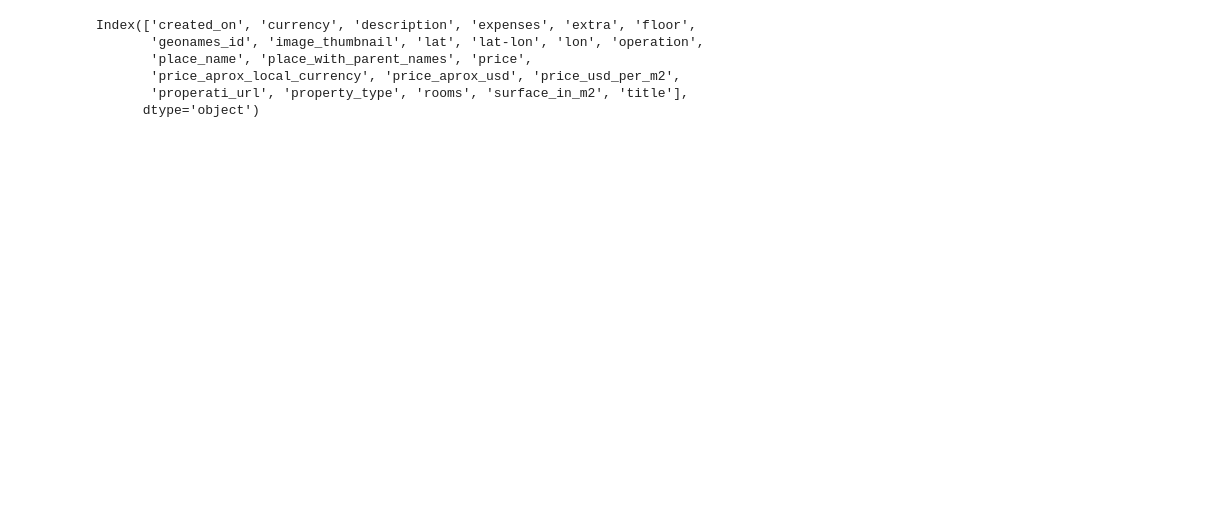
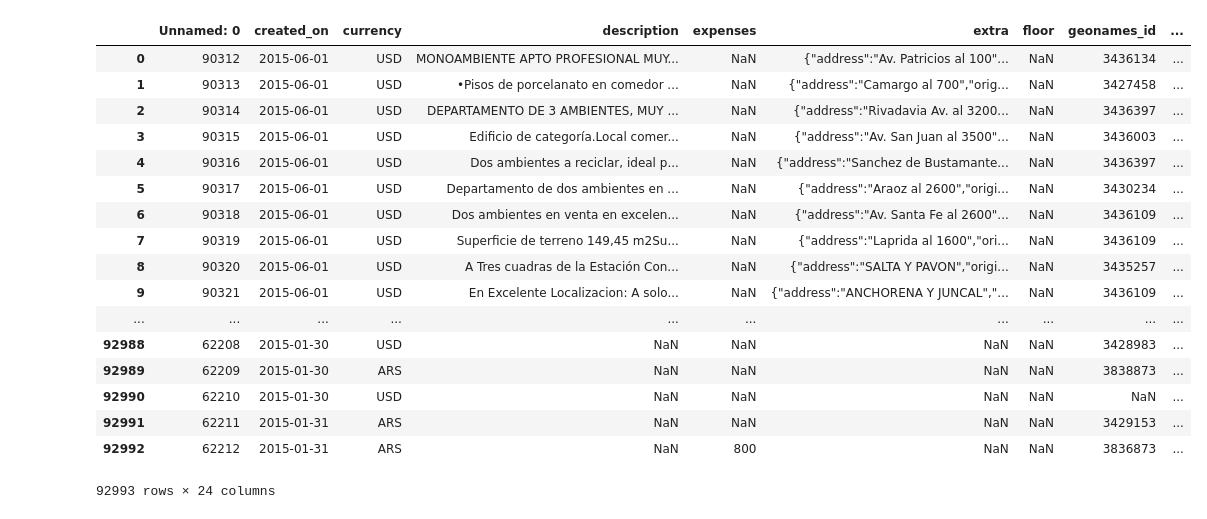
Before and after one commit to PRPablo/VentasDePropiedades, a Jupyter notebook: Analisis Exploratorio/ventas2015.ipynb, the cells around one changed output. Saved outputs shown, nothing was run; the diff lists cells and outputs as text; code cells hidden in the pictures; blank space fills up the shorter version.

```diff
--- a/Analisis Exploratorio/ventas2015.ipynb
+++ b/Analisis Exploratorio/ventas2015.ipynb
@@ -55,10 +55,24 @@ np.save('outfile',sells_primer_2015)
-# %%
-sells_primer_2015.keys()
-#Las columnas
-# %% [output]
-Index(['created_on', 'currency', 'description', 'expenses', 'extra', 'floor',
-       'geonames_id', 'image_thumbnail', 'lat', 'lat-lon', 'lon', 'operation',
-       'place_name', 'place_with_parent_names', 'price',
-       'price_aprox_local_currency', 'price_aprox_usd', 'price_usd_per_m2',
-       'properati_url', 'property_type', 'rooms', 'surface_in_m2', 'title'],
-      dtype='object')
+# %%
+#cargo los archivos
+sells_primer_2015 = pd.read_csv('sells_primer_2015.csv',low_memory=False)
+sells_segundo_2015 = pd.read_csv('sells_segundo_2015.csv',low_memory=False)
+sells_primer_2015
+# %% [output]
+|  | Unnamed: 0 | created_on | currency | description | expenses | extra | floor | geonames_id | ... |
+| 0 | 90312 | 2015-06-01 | USD | MONOAMBIENTE APTO PROFESIONAL MUY... | NaN | {"address":"Av. Patricios al 100"... | NaN | 3436134 | ... |
+| 1 | 90313 | 2015-06-01 | USD | •Pisos de porcelanato en comedor ... | NaN | {"address":"Camargo al 700","orig... | NaN | 3427458 | ... |
+| 2 | 90314 | 2015-06-01 | USD | DEPARTAMENTO DE 3 AMBIENTES, MUY ... | NaN | {"address":"Rivadavia Av. al 3200... | NaN | 3436397 | ... |
+| 3 | 90315 | 2015-06-01 | USD | Edificio de categoría.Local comer... | NaN | {"address":"Av. San Juan al 3500"... | NaN | 3436003 | ... |
+| 4 | 90316 | 2015-06-01 | USD | Dos ambientes a reciclar, ideal p... | NaN | {"address":"Sanchez de Bustamante... | NaN | 3436397 | ... |
+| 5 | 90317 | 2015-06-01 | USD | Departamento de dos ambientes en ... | NaN | {"address":"Araoz al 2600","origi... | NaN | 3430234 | ... |
+| 6 | 90318 | 2015-06-01 | USD | Dos ambientes en venta en excelen... | NaN | {"address":"Av. Santa Fe al 2600"... | NaN | 3436109 | ... |
+| 7 | 90319 | 2015-06-01 | USD | Superficie de terreno 149,45 m2Su... | NaN | {"address":"Laprida al 1600","ori... | NaN | 3436109 | ... |
+| 8 | 90320 | 2015-06-01 | USD | A Tres cuadras de la Estación Con... | NaN | {"address":"SALTA Y PAVON","origi... | NaN | 3435257 | ... |
+| 9 | 90321 | 2015-06-01 | USD | En Excelente Localizacion: A solo... | NaN | {"address":"ANCHORENA Y JUNCAL","... | NaN | 3436109 | ... |
+| ... | ... | ... | ... | ... | ... | ... | ... | ... | ... |
+| 92988 | 62208 | 2015-01-30 | USD | NaN | NaN | NaN | NaN | 3428983 | ... |
+| 92989 | 62209 | 2015-01-30 | ARS | NaN | NaN | NaN | NaN | 3838873 | ... |
+| 92990 | 62210 | 2015-01-30 | USD | NaN | NaN | NaN | NaN | NaN | ... |
+| 92991 | 62211 | 2015-01-31 | ARS | NaN | NaN | NaN | NaN | 3429153 | ... |
+| 92992 | 62212 | 2015-01-31 | ARS | NaN | 800 | NaN | NaN | 3836873 | ... |
+92993 rows × 24 columns
```
Also changed, not shown: parts of 4 cells of this notebook.
